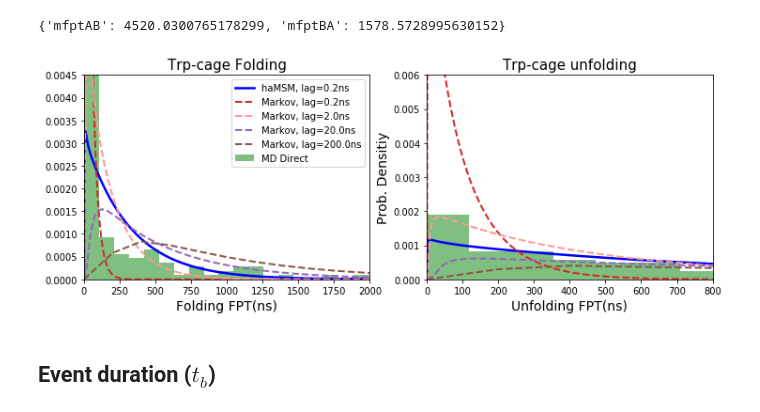
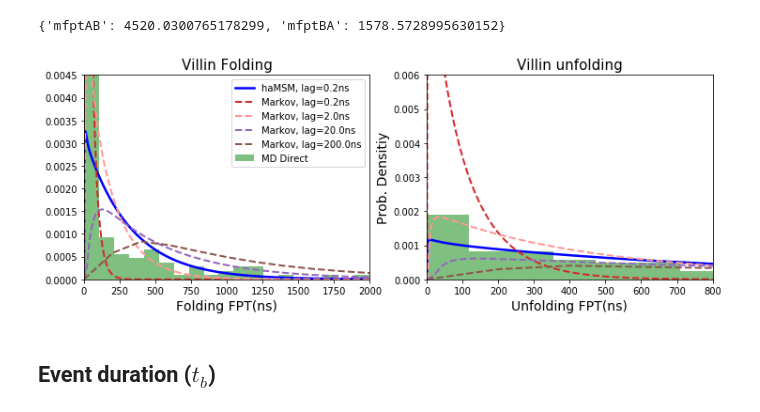
Before and after one commit to choderalab/msm-mfpt, a Jupyter notebook: models2/Villin_mfpts_corrfunc_FS_cut_0_8.ipynb, the cells around one changed output. Saved outputs shown, nothing was run; the diff lists cells and outputs as text; code cells hidden in the pictures.

```diff
--- a/models2/Villin_mfpts_corrfunc_FS_cut_0_8.ipynb
+++ b/models2/Villin_mfpts_corrfunc_FS_cut_0_8.ipynb
@@ -417,36 +417,36 @@ ax1.plot(*fptdBA.T,label='haMSM, lag=0.2ns',lw=2.5, color='b')
 for i, density in enumerate(markov_fptdBA_list):
     ax1.plot(*density.T,'--', linewidth=2.0, color=color_sequence[i],
              label='Markov, lag={}ns'.format(lag_to_use_fptd[i]*0.2) )
 
 ax1.hist(np.array(empiric_fptsBA)*0.2, normed=True, bins=20, label='MD Direct', color='green', alpha=0.5)
 ax1.set_xlabel("Folding FPT(ns)", fontsize=14)
 ax1.set_xlim([0,2000])
 ax1.set_ylim(0,0.0045)
-ax1.set_title('Trp-cage Folding', fontsize=15)
+ax1.set_title('Villin Folding', fontsize=15)
 ax1.legend()
 
 
 ax2 = fig.add_subplot(122)
 ax2.plot(*fptdAB.T,label='haMSM, lag=0.2ns', color='b',lw=2.5)
 
 for i, density in enumerate(markov_fptdAB_list):
     ax2.plot(*density.T,'--', linewidth=2.0, color=color_sequence[i],
              label='Markov, lag={}ns'.format(lag_to_use_fptd[i]*0.2) )
 
 
 
 ax2.hist(np.array(empiric_fptsAB)*0.2, normed=True, bins=50, label='MD Direct', color='green', alpha=0.5)
 ax2.set_ylabel("Prob. Densitiy", fontsize=14)
 ax2.set_xlabel("Unfolding FPT(ns)", fontsize=14)
 ax2.set_xlim([0,800])
 ax2.set_ylim(0,0.006)
-ax2.set_title('Trp-cage unfolding', fontsize=15)
+ax2.set_title('Villin unfolding', fontsize=15)
 
 fig.tight_layout
 
 plt.show()
 # %% [output]
-[figure, old version]
+[figure, new version]
 # %% [markdown]
 ## Event duration ($t_b$)
 # %%
```
Also changed, not shown: parts of 3 cells of this notebook.
